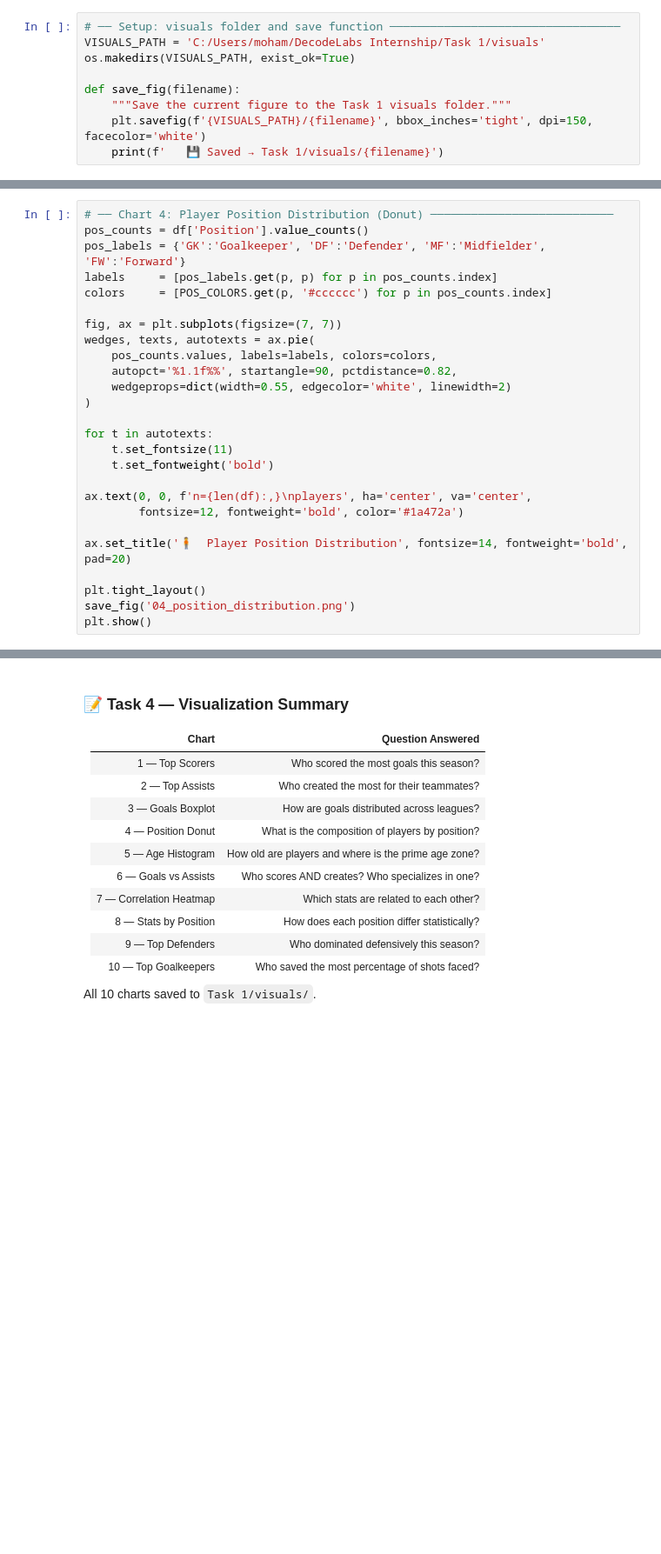
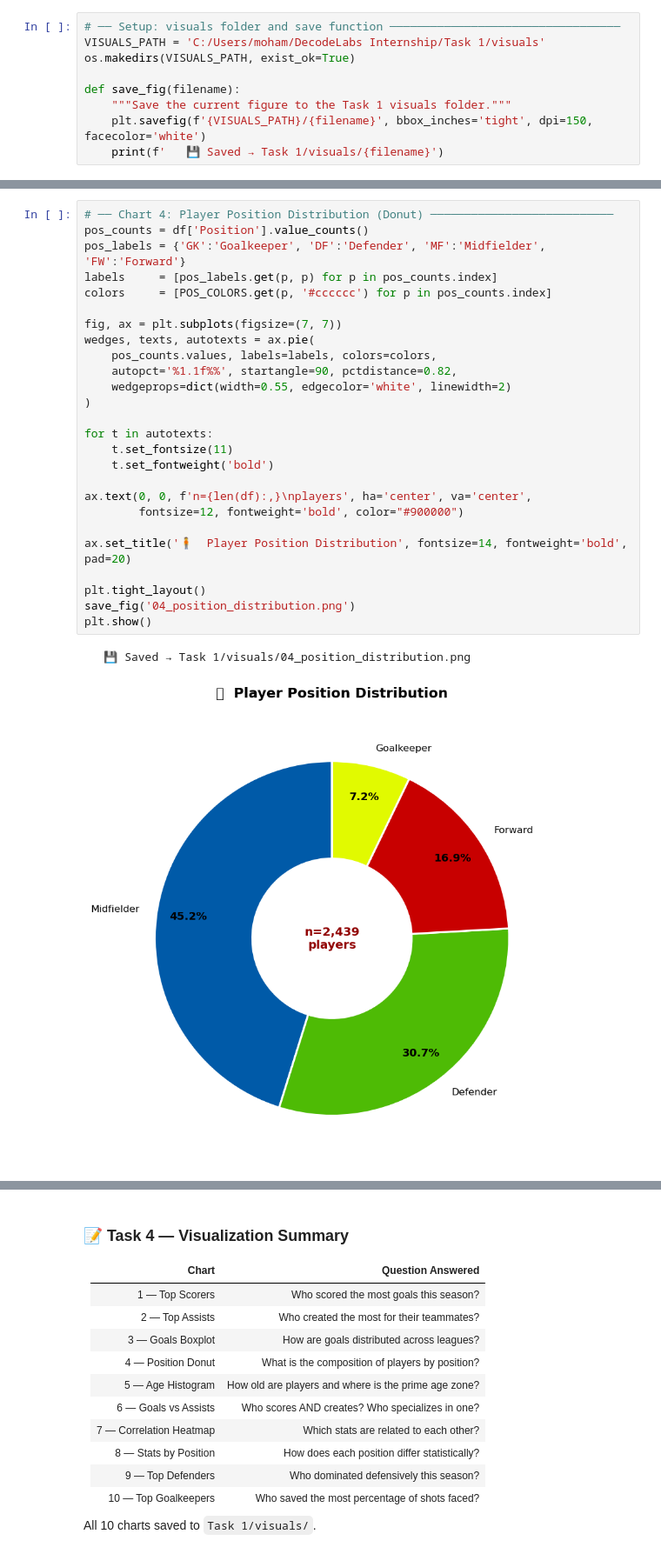
Before and after one commit to mohamedmamdouh342-hash/decode-labs-data-science-internship, a Jupyter notebook: Task 1/Notebooks/football_analytics_final.ipynb, the cells around one changed output, grey strips where cells are left out. Shown at 87% size. Cells and saved outputs as stored; diff of their text form; blank space fills up the shorter version.

```diff
--- a/Task 1/Notebooks/football_analytics_final.ipynb
+++ b/Task 1/Notebooks/football_analytics_final.ipynb
@@ -439,29 +675,32 @@ plt.show()
 # %%
 # ── Chart 4: Player Position Distribution (Donut) ───────────────────────────
 pos_counts = df['Position'].value_counts()
 pos_labels = {'GK':'Goalkeeper', 'DF':'Defender', 'MF':'Midfielder', 'FW':'Forward'}
 labels     = [pos_labels.get(p, p) for p in pos_counts.index]
 colors     = [POS_COLORS.get(p, '#cccccc') for p in pos_counts.index]
 
 fig, ax = plt.subplots(figsize=(7, 7))
 wedges, texts, autotexts = ax.pie(
     pos_counts.values, labels=labels, colors=colors,
     autopct='%1.1f%%', startangle=90, pctdistance=0.82,
     wedgeprops=dict(width=0.55, edgecolor='white', linewidth=2)
 )
 
 for t in autotexts:
     t.set_fontsize(11)
     t.set_fontweight('bold')
 
 ax.text(0, 0, f'n={len(df):,}\nplayers', ha='center', va='center',
-        fontsize=12, fontweight='bold', color='#1a472a')
+        fontsize=12, fontweight='bold', color="#900000")
 
 ax.set_title('🧍  Player Position Distribution', fontsize=14, fontweight='bold', pad=20)
 
 plt.tight_layout()
 save_fig('04_position_distribution.png')
 plt.show()
+# %% [output]
+   💾 Saved → Task 1/visuals/04_position_distribution.png
+[figure, added]
 # %%
 # ── Chart 5: Age Distribution ────────────────────────────────────────────────
 fig, ax = plt.subplots(figsize=(11, 5))
```
Also changed, not shown: parts of 44 cells of this notebook.
